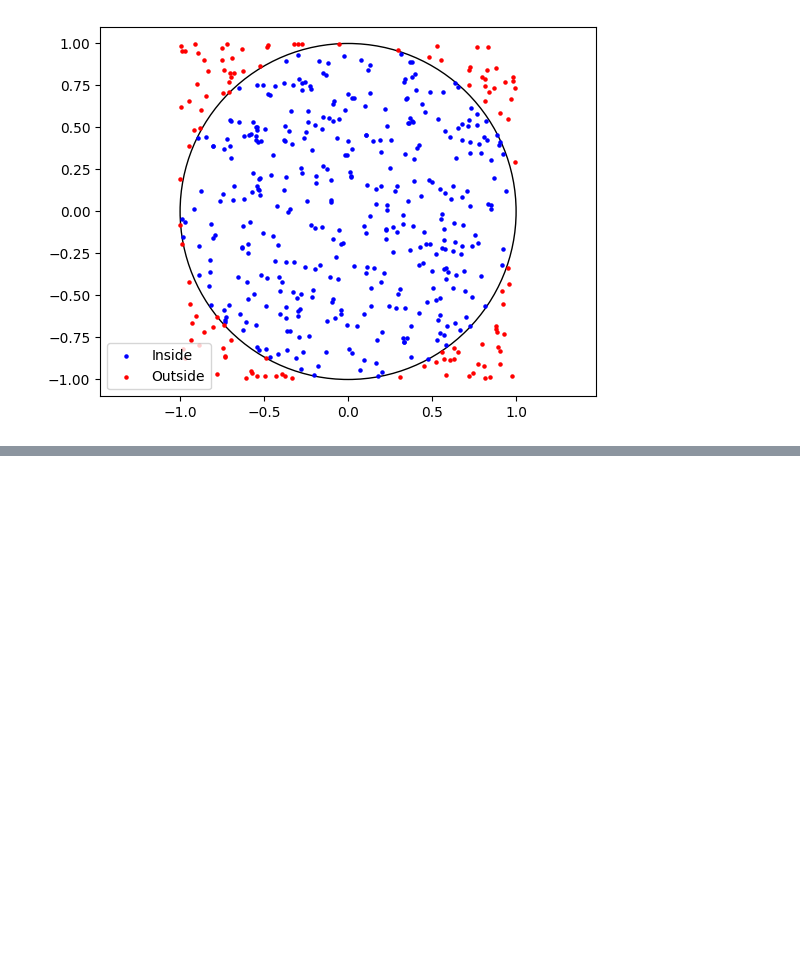
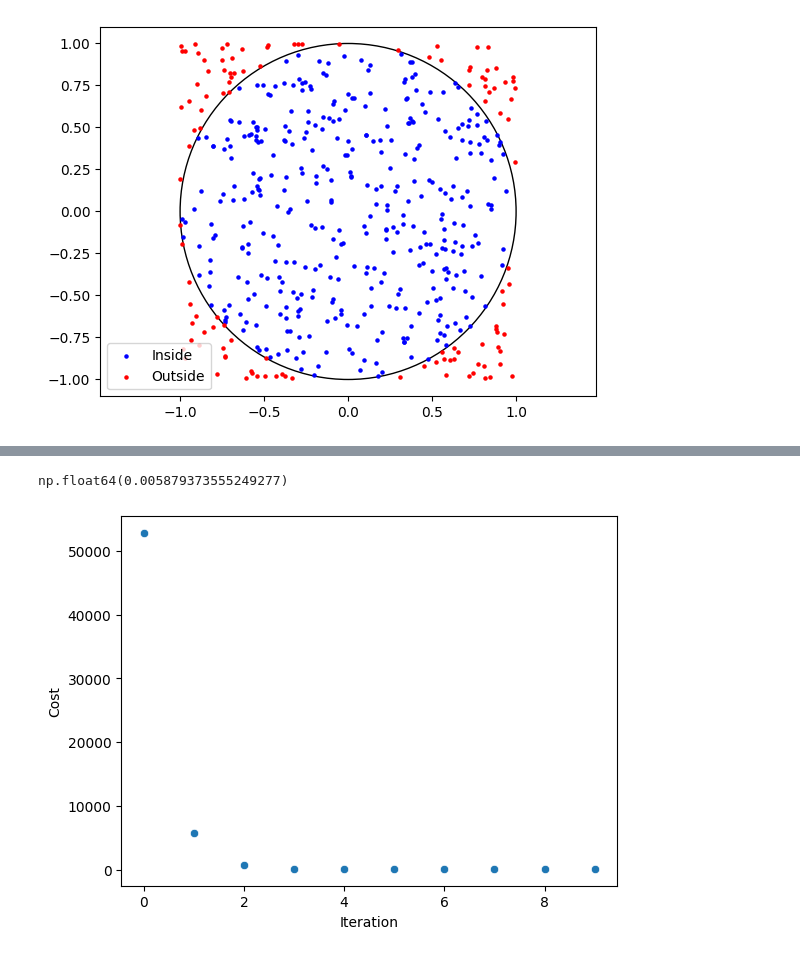
Before and after one commit to joshfpedro/math-328, a Jupyter notebook: numerical_calculus.ipynb, the cells around one changed output, grey strips where cells are left out. Saved outputs shown, nothing was run; the diff lists cells and outputs as text; code cells hidden in the pictures; blank space fills up the shorter version.

```diff
--- a/numerical_calculus.ipynb
+++ b/numerical_calculus.ipynb
@@ -251,0 +264,27 @@ plt.show()
+# %%
+def linear_regression_gd(X, y, learning_rate=0.01, n_iters=1000):
+    n = len(X)
+    m, b = np.random.normal(0, 5, 2)  # Initial guess
+
+    cost_list = []
+
+    for i in range(n_iters):
+        y_pred = m * X + b
+
+        # Cost Function
+        cost = np.mean((y - y_pred)**2)
+        print(f"Iteration: {i} Cost: {cost}")
+        cost_list.append(cost)
+
+        # Calculate Gradients
+        dm = (-2/n) * np.sum(X * (y - y_pred))
+        db = (-2/n) * np.sum(y - y_pred)
+
+        # Update Parameters
+        m -= learning_rate * dm
+        b -= learning_rate * db
+
+
+    return m, b, cost_list
+# %%
+m, b, cost_list = linear_regression_gd(x_data, y_data, learning_rate=0.0001, n_iters=10)
@@ -251,0 +302,13 @@ plt.show()
+# %%
+b
+# %% [output]
+np.float64(0.005879373555249277)
+# %%
+import seaborn as sns
+
+sns.scatterplot(cost_list)
+plt.xlabel("Iteration")
+plt.ylabel("Cost")
+plt.show()
+# %% [output]
+[figure, added]
```
Also changed, not shown: parts of 4 cells of this notebook.
